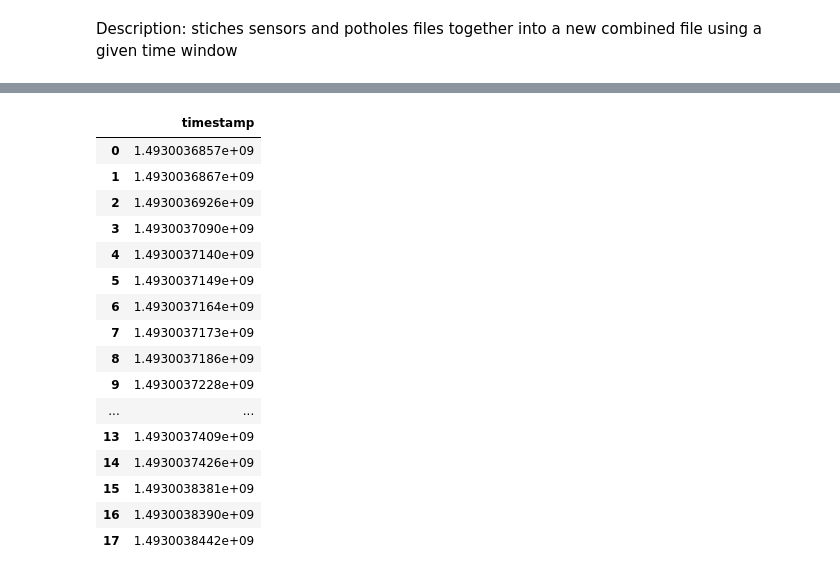
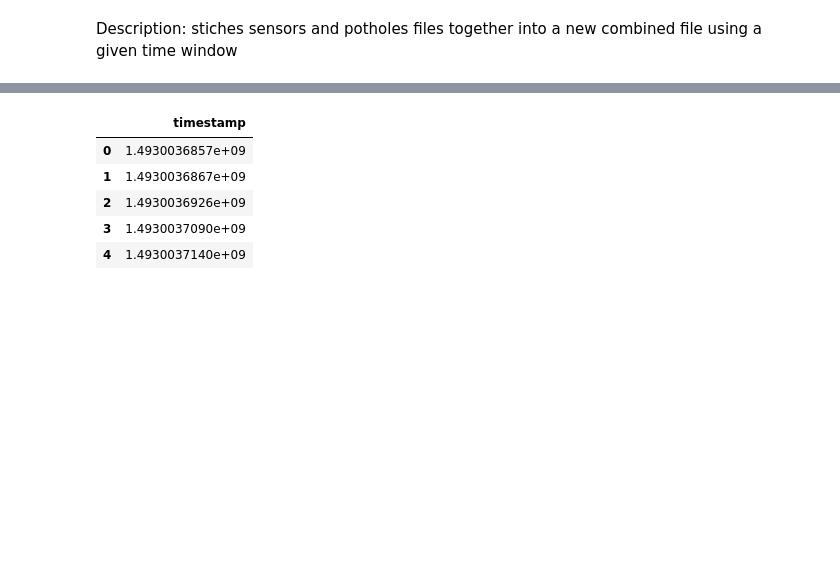
Before and after one commit to shouvikmani/Intelligent-Pothole-Detection, a Jupyter notebook: data_processing.ipynb, the cells around one changed output, grey strips where cells are left out. Drawn from its saved outputs; the diff is of its cells as text; code cells hidden in the pictures; blank space fills up the shorter version.

```diff
--- a/data_processing.ipynb
+++ b/data_processing.ipynb
@@ -21,22 +20,11 @@ sensorsDF.head()
 | 3 | 1.4930035631e+09 | 40.4475257822 | -79.9441930619 | 0.0 | 0.0610809326 | -0.9560852051 | 0.2014617920 | -0.0148543136 | ... |
 | 4 | 1.4930035633e+09 | 40.4475257822 | -79.9441930619 | 0.0 | 0.0701599121 | -0.9564666748 | 0.1945037842 | -0.0127994185 | ... |
 # %%
-potholesDF
+potholesDF.head()
 # %% [output]
 |  | timestamp |
 | 0 | 1.4930036857e+09 |
 | 1 | 1.4930036867e+09 |
 | 2 | 1.4930036926e+09 |
 | 3 | 1.4930037090e+09 |
 | 4 | 1.4930037140e+09 |
-| 5 | 1.4930037149e+09 |
-| 6 | 1.4930037164e+09 |
-| 7 | 1.4930037173e+09 |
-| 8 | 1.4930037186e+09 |
-| 9 | 1.4930037228e+09 |
-| ... | ... |
-| 13 | 1.4930037409e+09 |
-| 14 | 1.4930037426e+09 |
-| 15 | 1.4930038381e+09 |
-| 16 | 1.4930038390e+09 |
-| 17 | 1.4930038442e+09 |
```
Also changed, not shown: parts of 3 cells of this notebook.
